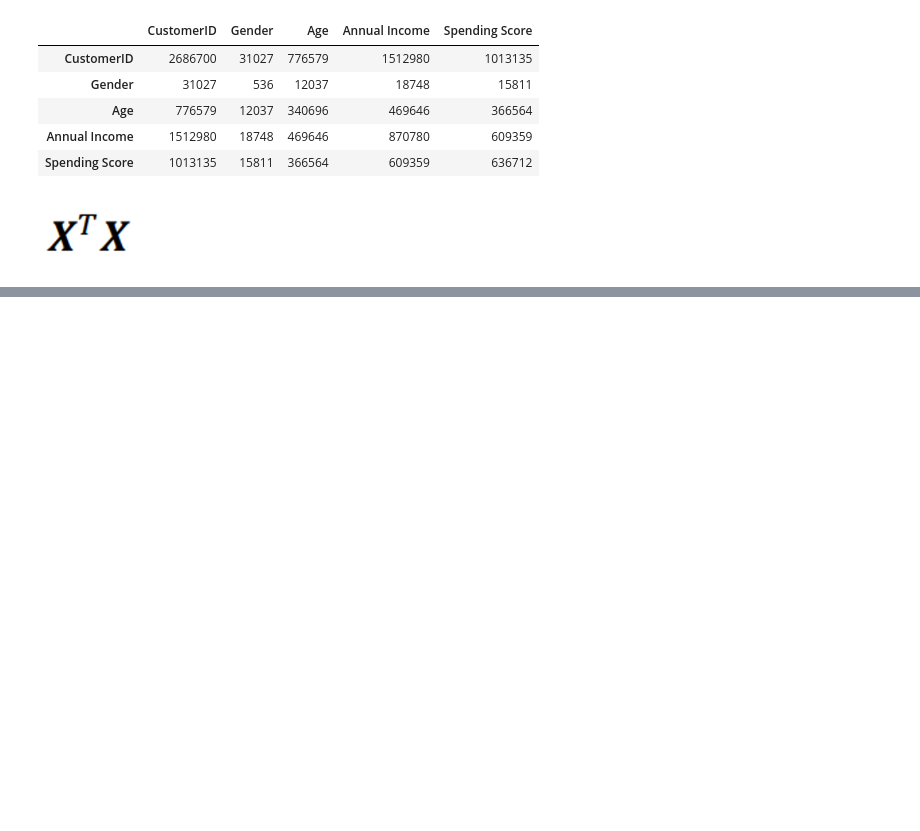
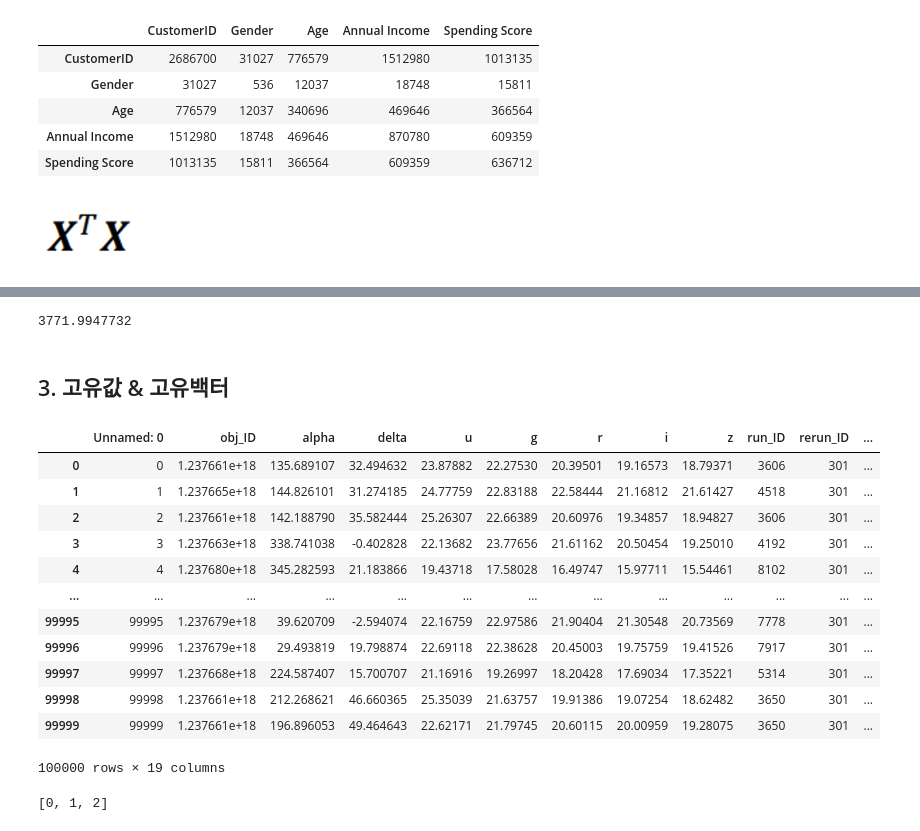
Before and after one commit to MattersOfData/Statistics-ML, a Jupyter notebook: DAY3_ Linear algebra.ipynb, the cells around one changed output, grey strips where cells are left out. Drawn from its saved outputs; the diff is of its cells as text; code cells hidden in the pictures; blank space fills up the shorter version.

```diff
--- a/DAY3_ Linear algebra.ipynb
+++ b/DAY3_ Linear algebra.ipynb
@@ -45,0 +71,12 @@ df_t.dot(df)
+# %%
+# 두 벡터의 내적
+
+res = np.inner(density,pH) #inner : 내적
+print(res)
+
+### 두사이의 벡터값이 0이 아니기떄문에 쎄타 90도 아님
+### 내적 (inner product) , ### 외적 (outer product) = 행렬식
+# %% [output]
+3771.9947732
+# %% [markdown]
+## 3. 고유값 & 고유백터
@@ -45,0 +96,21 @@ df_t.dot(df)
+# %%
+df=pd.read_csv("star_classification.csv")
+df
+# %% [output]
+|  | Unnamed: 0 | obj_ID | alpha | delta | u | g | r | i | z | run_ID | rerun_ID | ... |
+| 0 | 0 | 1.237661e+18 | 135.689107 | 32.494632 | 23.87882 | 22.27530 | 20.39501 | 19.16573 | 18.79371 | 3606 | 301 | ... |
+| 1 | 1 | 1.237665e+18 | 144.826101 | 31.274185 | 24.77759 | 22.83188 | 22.58444 | 21.16812 | 21.61427 | 4518 | 301 | ... |
+| 2 | 2 | 1.237661e+18 | 142.188790 | 35.582444 | 25.26307 | 22.66389 | 20.60976 | 19.34857 | 18.94827 | 3606 | 301 | ... |
+| 3 | 3 | 1.237663e+18 | 338.741038 | -0.402828 | 22.13682 | 23.77656 | 21.61162 | 20.50454 | 19.25010 | 4192 | 301 | ... |
+| 4 | 4 | 1.237680e+18 | 345.282593 | 21.183866 | 19.43718 | 17.58028 | 16.49747 | 15.97711 | 15.54461 | 8102 | 301 | ... |
+| ... | ... | ... | ... | ... | ... | ... | ... | ... | ... | ... | ... | ... |
+| 99995 | 99995 | 1.237679e+18 | 39.620709 | -2.594074 | 22.16759 | 22.97586 | 21.90404 | 21.30548 | 20.73569 | 7778 | 301 | ... |
+| 99996 | 99996 | 1.237679e+18 | 29.493819 | 19.798874 | 22.69118 | 22.38628 | 20.45003 | 19.75759 | 19.41526 | 7917 | 301 | ... |
+| 99997 | 99997 | 1.237668e+18 | 224.587407 | 15.700707 | 21.16916 | 19.26997 | 18.20428 | 17.69034 | 17.35221 | 5314 | 301 | ... |
+| 99998 | 99998 | 1.237661e+18 | 212.268621 | 46.660365 | 25.35039 | 21.63757 | 19.91386 | 19.07254 | 18.62482 | 3650 | 301 | ... |
+| 99999 | 99999 | 1.237661e+18 | 196.896053 | 49.464643 | 22.62171 | 21.79745 | 20.60115 | 20.00959 | 19.28075 | 3650 | 301 | ... |
+100000 rows × 19 columns
+# %%
+df['class'].unique().tolist()
+# %% [output]
+[0, 1, 2]
```
Also changed, not shown: parts of 13 cells of this notebook.
